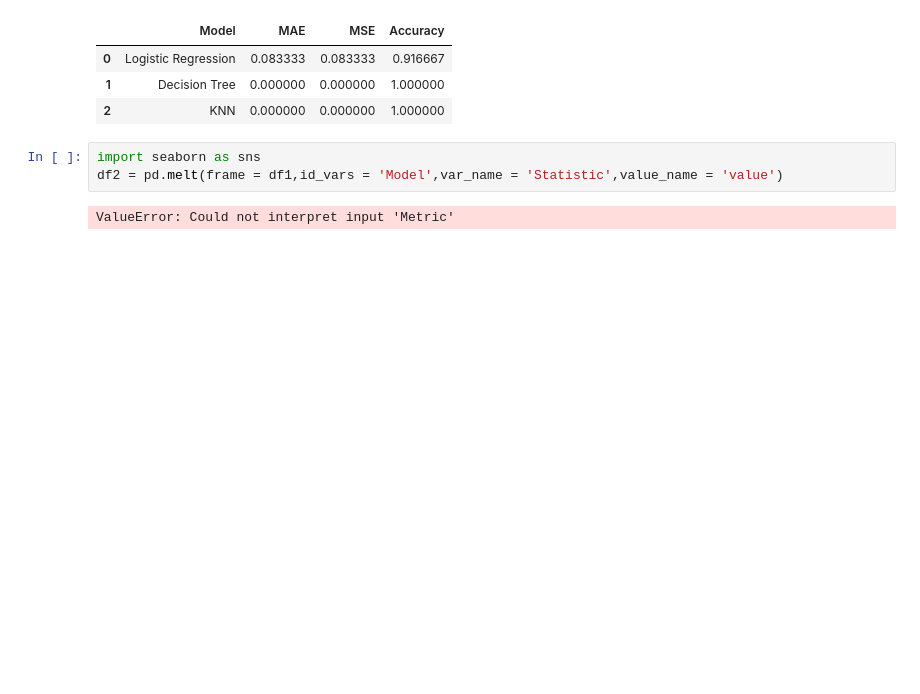
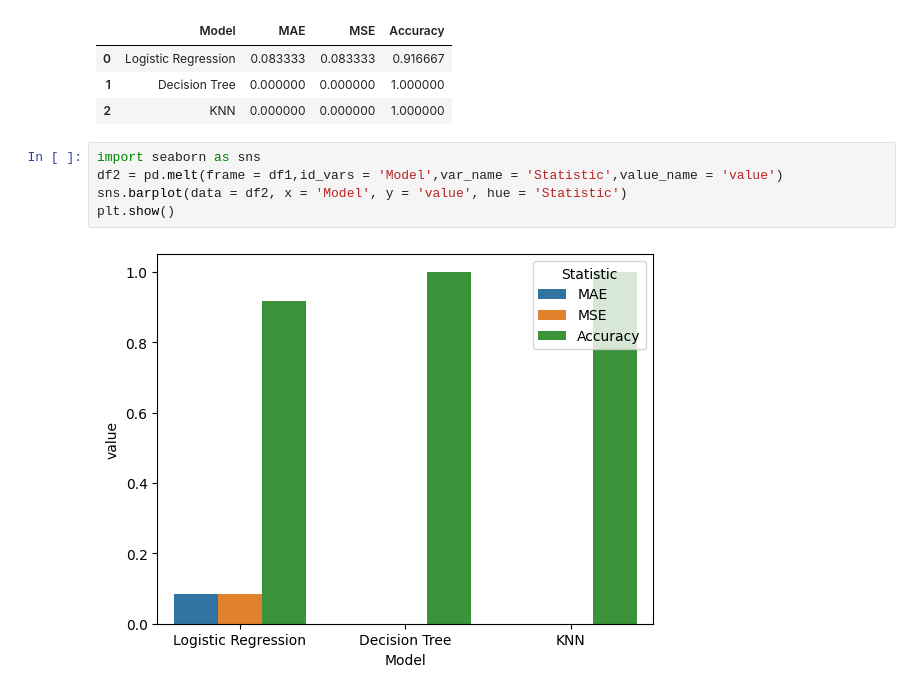
Before and after one commit to rabeya-ferdousi/ML, a Jupyter notebook: Assignment 4/Assignment 4.ipynb, the cells around one changed output. Saved outputs shown, nothing was run; the diff lists cells and outputs as text; blank space fills up the shorter version.

```diff
--- a/Assignment 4/Assignment 4.ipynb
+++ b/Assignment 4/Assignment 4.ipynb
@@ -264,5 +264,7 @@ df1
 # %%
 import seaborn as sns
 df2 = pd.melt(frame = df1,id_vars = 'Model',var_name = 'Statistic',value_name = 'value')
+sns.barplot(data = df2, x = 'Model', y = 'value', hue = 'Statistic')
+plt.show()
 # %% [output]
-ValueError: Could not interpret input 'Metric'
+[figure, added]
```
